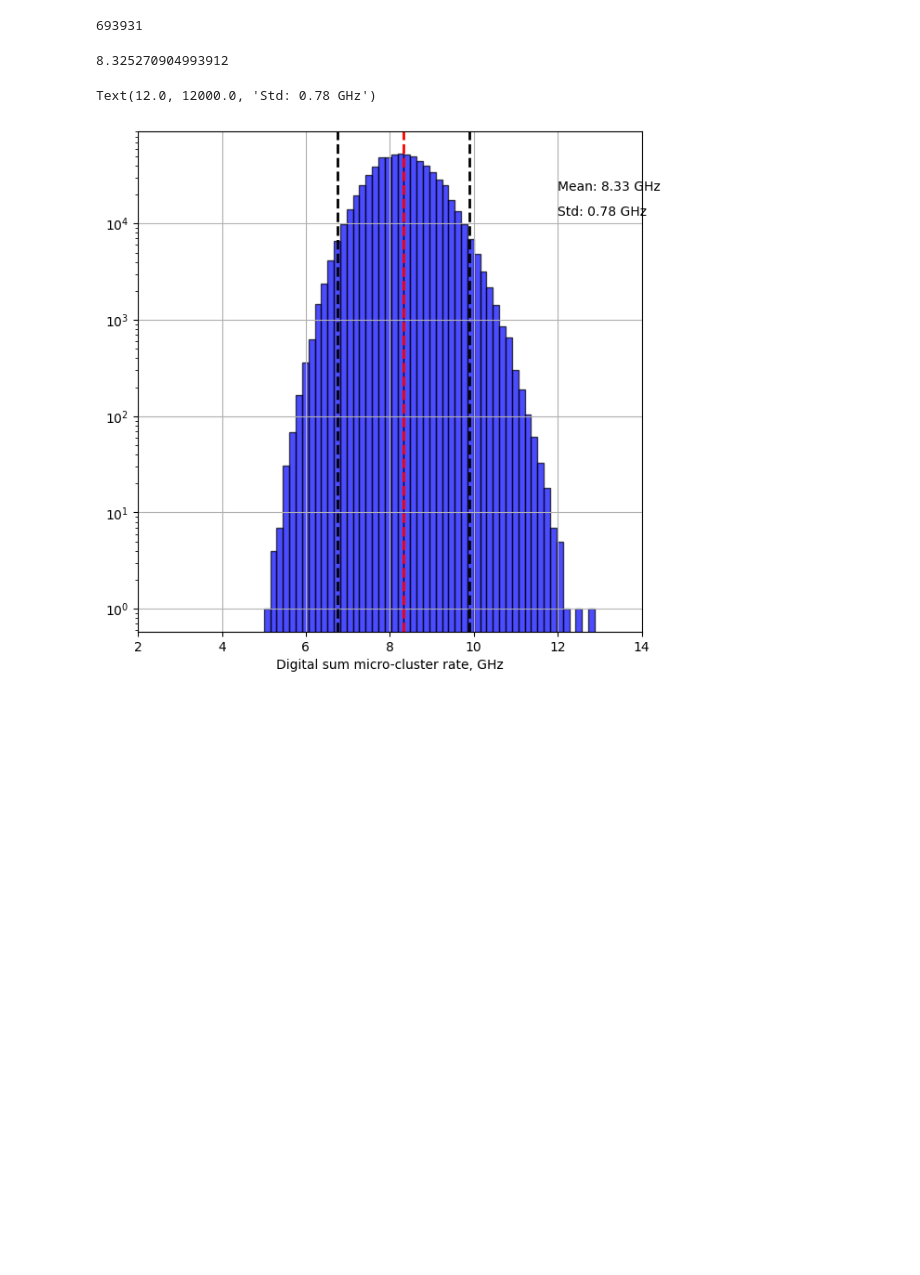
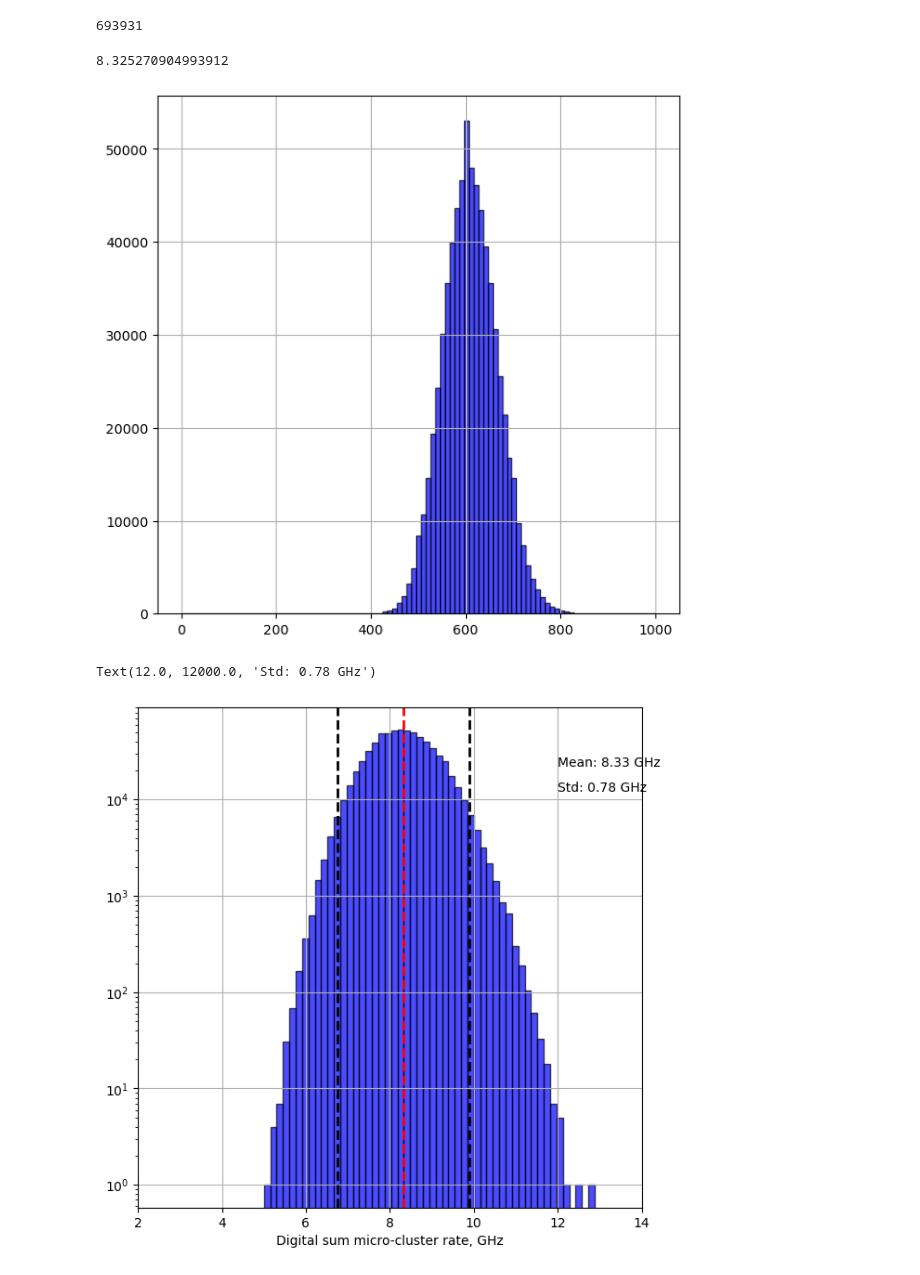
Before and after one commit to burmist-git/DBscan_on_simtel_data, a Jupyter notebook: npe_csv.ipynb, the cells around one changed output. Cells and saved outputs as stored; diff of their text form; code cells hidden in the pictures; blank space fills up the shorter version.

```diff
--- a/npe_csv.ipynb
+++ b/npe_csv.ipynb
@@ -178,6 +178,32 @@ df_nsb_['digitalsum_points_rate']=df_nsb_['n_digitalsum_points']/(1000.0/fadc_MH
 np.mean(df_nsb_['digitalsum_points_rate'].values)
 # %% [output]
 8.325270904993912
+# %%
+fig, ax00 = plt.subplots(figsize=(7,7))
+
+df_nsb_['n_digitalsum_points'].hist(ax = ax00,bins=np.linspace(0,1000,100), alpha=0.7, color='b', edgecolor='black', density=False);
+#ax00.set(xlabel='Digital sum micro-cluster rate, GHz', ylabel='');
+#
+ax00.yaxis.grid(True)
+ax00.xaxis.grid(True)
+#ax00.set_yscale('log')
+
+#ax00.set_xlim(2,14)
+#ax00.set_ylim(1,2*1e+5)
+
+
+# Add mean and std annotations
+#plt.axvline(np.mean(df_nsb_['digitalsum_points_rate']), color='r', linestyle='dashed', linewidth=2)
+#plt.text(12.0, 2.2e+4, f'Mean: {np.mean(df_nsb_['digitalsum_points_rate']):.2f} GHz', color='k')
+
+# Add mean and std annotations
+#plt.axvline(np.mean(df_nsb_['digitalsum_points_rate']) + 2*np.std(df_nsb_['digitalsum_points_rate']),
+#            color='k', linestyle='dashed', linewidth=2)
+#plt.axvline(np.mean(df_nsb_['digitalsum_points_rate']) - 2*np.std(df_nsb_['digitalsum_points_rate']),
+#            color='k', linestyle='dashed', linewidth=2)
+#plt.text(12.0, 1.2e+4, f'Std: {np.std(df_nsb_['digitalsum_points_rate']):.2f} GHz', color='k')
+# %% [output]
+[figure, added]
 # %%
 fig, ax01 = plt.subplots(figsize=(7,7))
 
```
Also changed, not shown: parts of 19 cells of this notebook, 1 other file.
